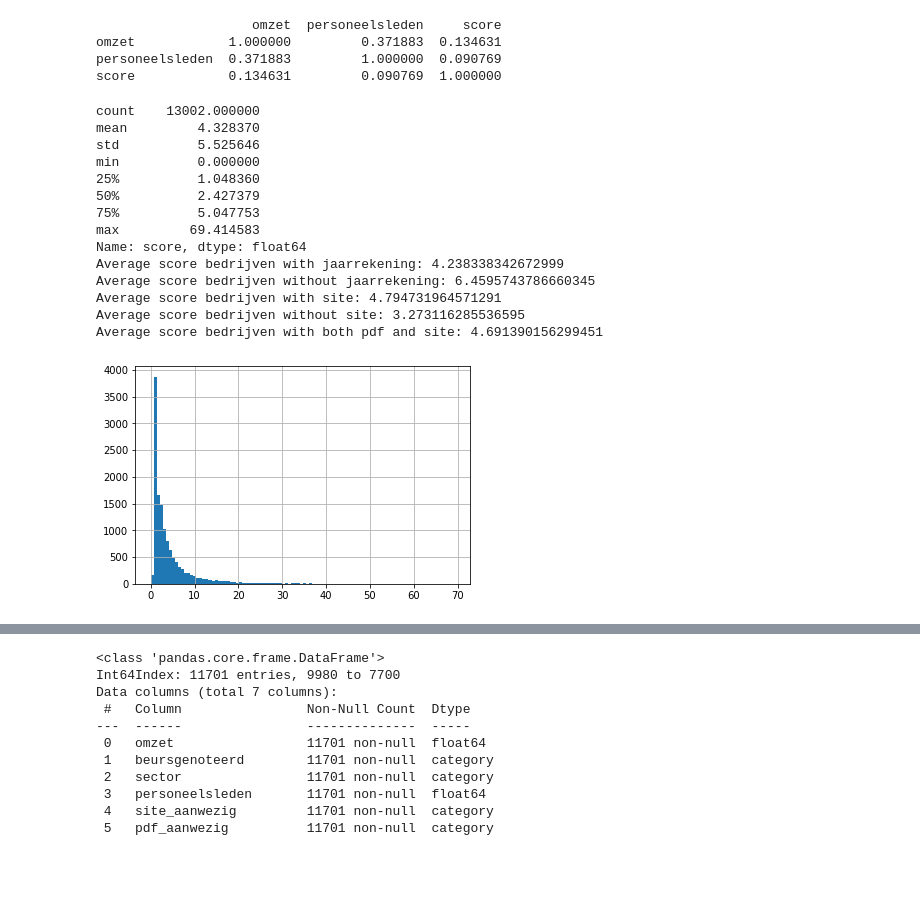
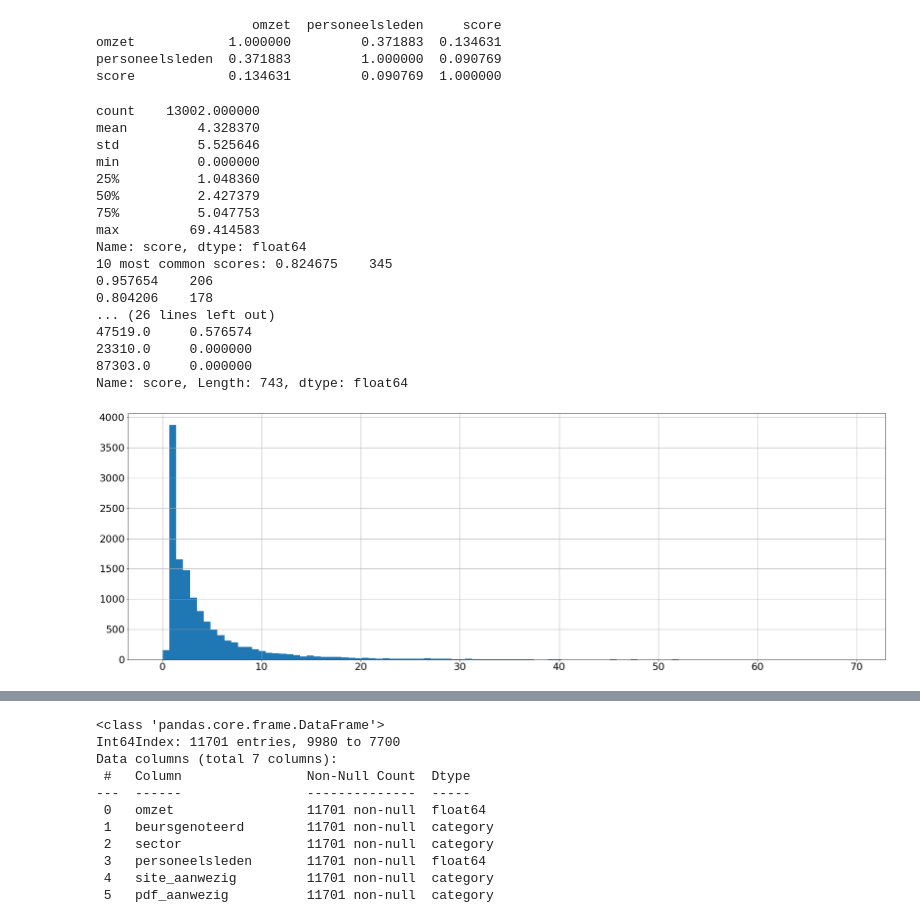
Before and after one commit to BrechtDeSchryver/DEP2G02, a Jupyter notebook: scripts/ml_model.ipynb, the cells around one changed output, grey strips where cells are left out. Saved outputs shown, nothing was run; the diff lists cells and outputs as text; code cells hidden in the pictures; blank space fills up the shorter version.

```diff
--- a/scripts/ml_model.ipynb
+++ b/scripts/ml_model.ipynb
@@ -20,12 +21,14 @@ Datapunten AI:
 - pdf_aanwezig
 # %%
 def get_initial_dataframe():
+    """Returns the initial data from the database and returns it as a pandas dataframe"""
     data = get_datapunten_voor_model()
     dataframe = pd.DataFrame(data, columns=['ondernemingnr', 'omzet' ,'beursgenoteerd', 'sector', 'personeelsleden', 'site_aanwezig', 'pdf_aanwezig','stedelijkheidsklasse', 'score'])
     dataframe.drop("ondernemingnr", axis=1, inplace=True)
     return dataframe
 
 def transform_data(data):
+    """Transforms the data to the correct format for the model"""
     data["sector"] = data["sector"].astype('category')
     data["beursgenoteerd"] = data["beursgenoteerd"].astype('category')
     data["pdf_aanwezig"] = data["pdf_aanwezig"].astype('category')
@@ -52,7 +55,6 @@ def transform_data(data):
     data["score"] = data["score"].astype('float')
 
     # getting rid of all values that are empty
-
     def to_float(x):
         if x == '':
             print(x)
@@ -146,0 +136,13 @@ plt.legend()
+# %%
+# Visualize data
+plt.rcParams['figure.figsize'] = [30, 10]
+figure, axis = plt.subplots(1, 3)
+axis[0].hist(dataframe["personeelsleden"], bins=100)
+axis[0].set_title("personeelsleden")
+axis[1].hist(dataframe["omzet"], bins=100)
+axis[1].set_title("omzet")
+axis[2].hist(dataframe["score"], bins=100)
+axis[2].set_title("score")
+plt.legend()
+
+plt.show()
@@ -170,41 +194,54 @@ personeelsleden  0.371883         1.000000  0.090769
 score            0.134631         0.090769  1.000000
 # %%
 print(dataframe["score"].describe())
-# plot a detailed histogram
+# plot a detailed histogram, make text bigger
+plt.rcParams['figure.figsize'] = [30, 10]
+plt.rcParams.update({'font.size': 22})
 dataframe["score"].hist(bins=100)
 
 # print 10 most common scores
-dataframe["score"].value_counts().head(10)
+print(f"10 most common scores: {dataframe['score'].value_counts().head(10)}")
+
+
 
 # print mean score
 dataframe["score"].mean()
 
 # where are 75% of the scores
-dataframe["score"].quantile(0.75)
+print(f"75% of the scores are below: {dataframe['score'].quantile(0.75)}")
+
+print(f"95% of the scores are below: {dataframe['score'].quantile(0.95)}")
 
 # average score of companies with that have pdf
 print(f"Average score bedrijven with jaarrekening: {dataframe[dataframe['pdf_aanwezig'] == 1]['score'].mean()}")
 print(f"Average score bedrijven without jaarrekening: {dataframe[dataframe['pdf_aanwezig'] == 0]['score'].mean()}")
 
 # average score of companies with that have site
 print(f"Average score bedrijven with site: {dataframe[dataframe['site_aanwezig'] == 1]['score'].mean()}")
 print(f"Average score bedrijven without site: {dataframe[dataframe['site_aanwezig'] == 0]['score'].mean()}")
 
+# Average score of company that is beursgenoteerd
+print(f"Average score bedrijven that are beursgenoteerd: {dataframe[dataframe['beursgenoteerd'] == 1]['score'].mean()}")
+print(f"Average score bedrijven that are not beursgenoteerd: {dataframe[dataframe['beursgenoteerd'] == 0]['score'].mean()}")
+
 # average score of companies with that have both pdf and site
 print(f"Average score bedrijven with both pdf and site: {dataframe[(dataframe['pdf_aanwezig'] == 1) & (dataframe['site_aanwezig'] == 1)]['score'].mean()}")
 # %% [output]
 count    13002.000000
 mean         4.328370
 std          5.525646
 min          0.000000
 25%          1.048360
 50%          2.427379
 75%          5.047753
 max         69.414583
 Name: score, dtype: float64
-Average score bedrijven with jaarrekening: 4.238338342672999
-Average score bedrijven without jaarrekening: 6.4595743786660345
-Average score bedrijven with site: 4.794731964571291
-Average score bedrijven without site: 3.273116285536595
-Average score bedrijven with both pdf and site: 4.691390156299451
+10 most common scores: 0.824675    345
+0.957654    206
+0.804206    178
+... (26 lines left out)
+47519.0     0.576574
+23310.0     0.000000
+87303.0     0.000000
+Name: score, Length: 743, dtype: float64
-[figure, old version]
+[figure, new version]
```
Also changed, not shown: parts of 19 cells of this notebook, 1 other file.
